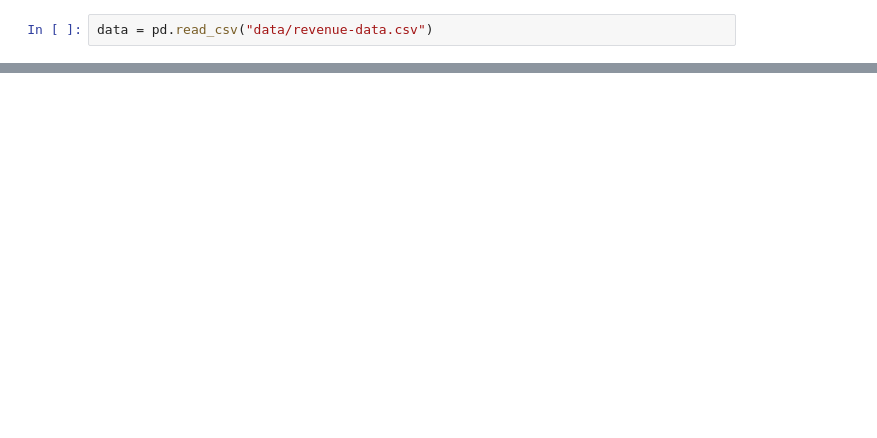
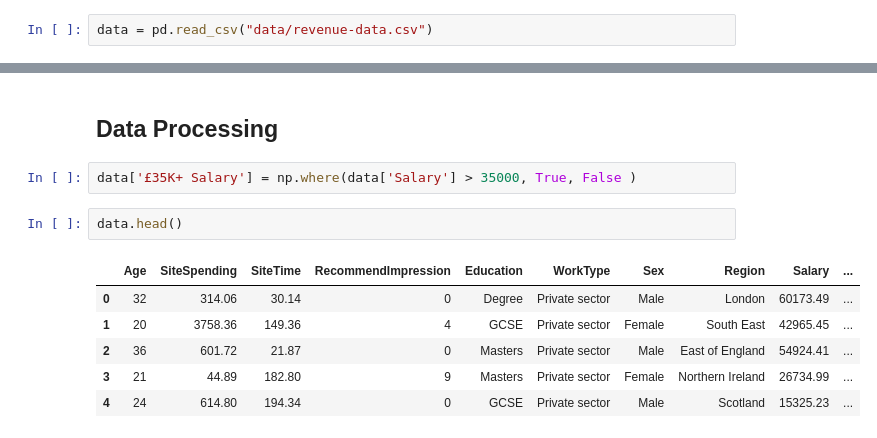
Before and after one commit to syedirfanx/revenue-forecasting, a Jupyter notebook: neural-network.ipynb, the cells around one changed output, grey strips where cells are left out. Saved outputs shown, nothing was run; the diff lists cells and outputs as text; blank space fills up the shorter version.

```diff
--- a/neural-network.ipynb
+++ b/neural-network.ipynb
@@ -97,0 +26,13 @@ print(X_train.shape, X_val.shape, X_test.shape, Y_train.shape, Y_val.shape, Y_te
+# %% [markdown]
+## Data Processing
+# %%
+data['£35K+ Salary'] = np.where(data['Salary'] > 35000, True, False )
+# %%
+data.head()
+# %% [output]
+|  | Age | SiteSpending | SiteTime | RecommendImpression | Education | WorkType | Sex | Region | Salary | ... |
+| 0 | 32 | 314.06 | 30.14 | 0 | Degree | Private sector | Male | London | 60173.49 | ... |
+| 1 | 20 | 3758.36 | 149.36 | 4 | GCSE | Private sector | Female | South East | 42965.45 | ... |
+| 2 | 36 | 601.72 | 21.87 | 0 | Masters | Private sector | Male | East of England | 54924.41 | ... |
+| 3 | 21 | 44.89 | 182.80 | 9 | Masters | Private sector | Female | Northern Ireland | 26734.99 | ... |
+| 4 | 24 | 614.80 | 194.34 | 0 | GCSE | Private sector | Male | Scotland | 15325.23 | ... |
```
Also changed, not shown: parts of 40 cells of this notebook.
